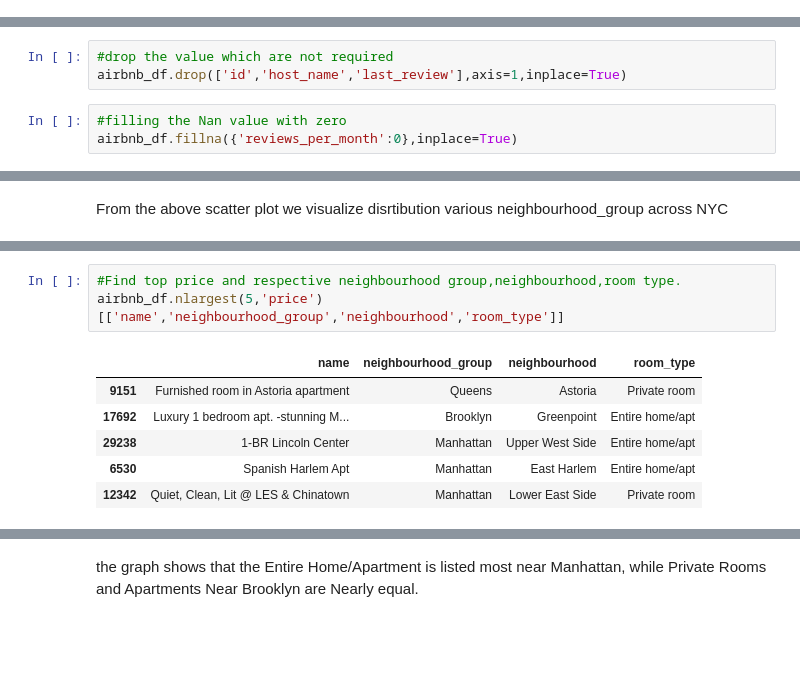
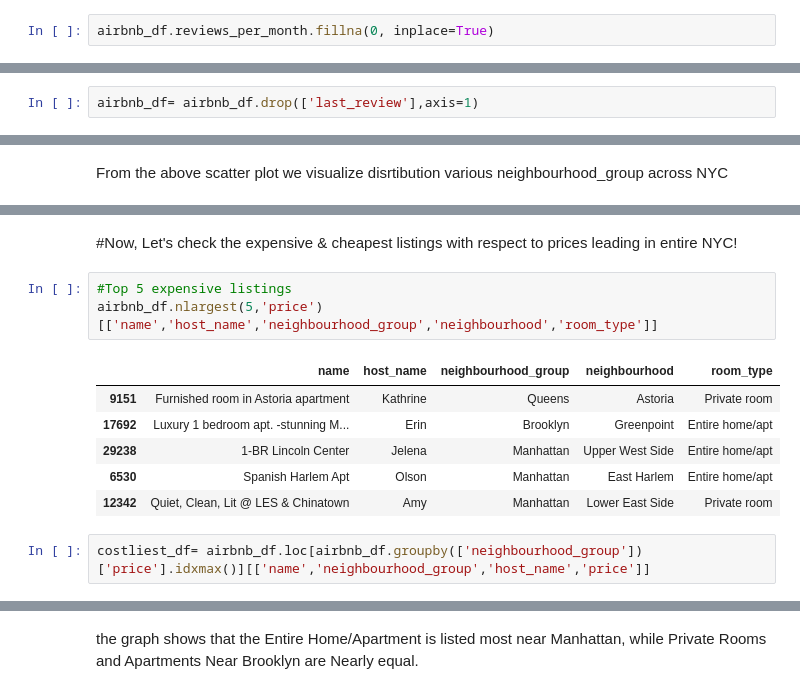
Before and after one commit to nishigandha2/airbnb-booking-analysis, a Jupyter notebook: AIRBNB_.ipynb, the cells around one changed output, grey strips where cells are left out. Drawn from its saved outputs; the diff is of its cells as text; blank space fills up the shorter version.

```diff
--- a/AIRBNB_.ipynb
+++ b/AIRBNB_.ipynb
@@ -59,0 +113,2 @@ airbnb_df.head()
+# %%
+airbnb_df.reviews_per_month.fillna(0, inplace=True)
@@ -59,0 +119,2 @@ airbnb_df.head()
+# %%
+airbnb_df= airbnb_df.drop(['last_review'],axis=1)
@@ -122,6 +169,0 @@ Now, we drop unnecessary columns such as id, host_name, last_review.
-# %%
-#drop the value which are not required
-airbnb_df.drop(['id','host_name','last_review'],axis=1,inplace=True)
-# %%
-#filling the Nan value with zero
-airbnb_df.fillna({'reviews_per_month':0},inplace=True)
@@ -219,10 +280,14 @@ airbnb_df.nlargest(10, 'number_of_reviews')
+# %% [markdown]
+#Now, Let's check the expensive & cheapest listings with respect to prices leading in entire NYC!
 # %%
-#Find top price and respective neighbourhood group,neighbourhood,room type.
-airbnb_df.nlargest(5,'price')[['name','neighbourhood_group','neighbourhood','room_type']]
+#Top 5 expensive listings
+airbnb_df.nlargest(5,'price')[['name','host_name','neighbourhood_group','neighbourhood','room_type']]
 # %% [output]
-|  | name | neighbourhood_group | neighbourhood | room_type |
-| 9151 | Furnished room in Astoria apartment | Queens | Astoria | Private room |
-| 17692 | Luxury 1 bedroom apt. -stunning M... | Brooklyn | Greenpoint | Entire home/apt |
-| 29238 | 1-BR Lincoln Center | Manhattan | Upper West Side | Entire home/apt |
-| 6530 | Spanish Harlem Apt | Manhattan | East Harlem | Entire home/apt |
-| 12342 | Quiet, Clean, Lit @ LES & Chinatown | Manhattan | Lower East Side | Private room |
+|  | name | host_name | neighbourhood_group | neighbourhood | room_type |
+| 9151 | Furnished room in Astoria apartment | Kathrine | Queens | Astoria | Private room |
+| 17692 | Luxury 1 bedroom apt. -stunning M... | Erin | Brooklyn | Greenpoint | Entire home/apt |
+| 29238 | 1-BR Lincoln Center | Jelena | Manhattan | Upper West Side | Entire home/apt |
+| 6530 | Spanish Harlem Apt | Olson | Manhattan | East Harlem | Entire home/apt |
+| 12342 | Quiet, Clean, Lit @ LES & Chinatown | Amy | Manhattan | Lower East Side | Private room |
+# %%
+costliest_df= airbnb_df.loc[airbnb_df.groupby(['neighbourhood_group'])['price'].idxmax()][['name','neighbourhood_group','host_name','price']]
```
Also changed, not shown: parts of 32 cells of this notebook.
